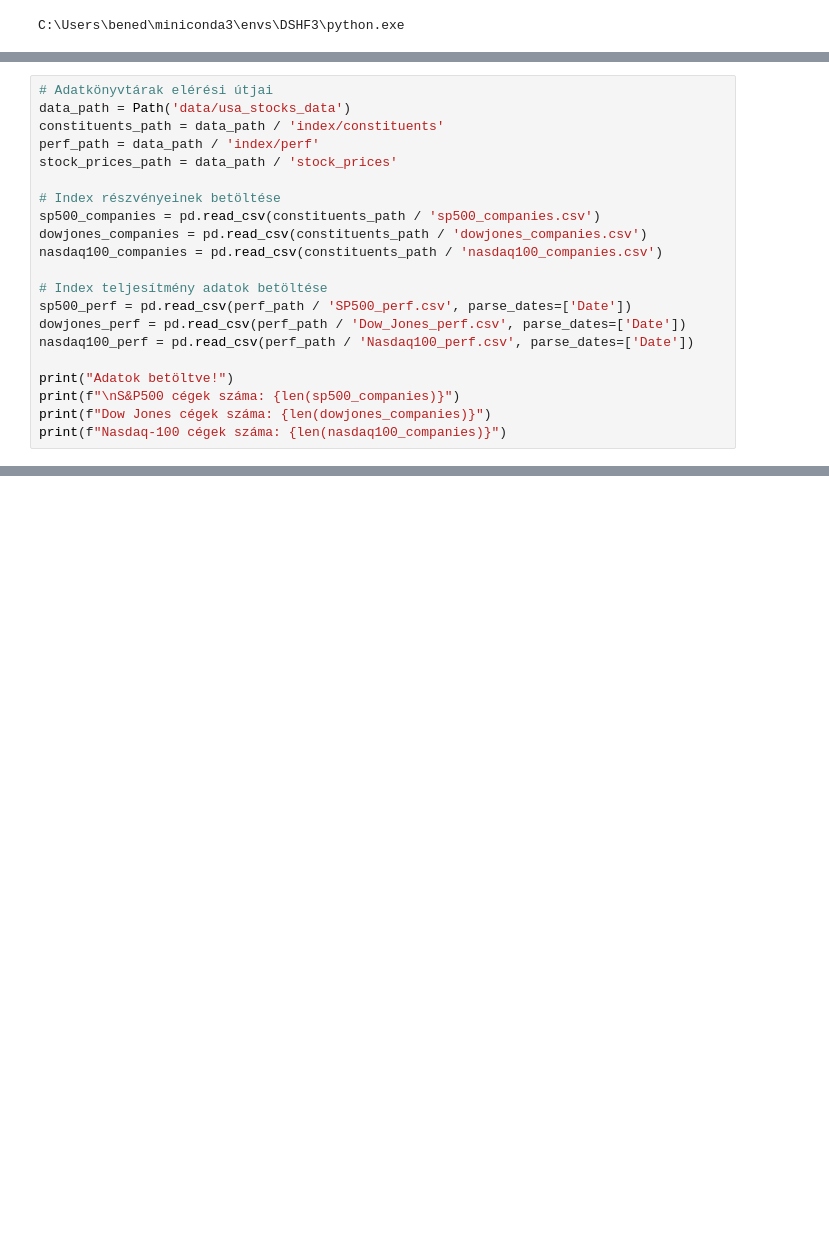
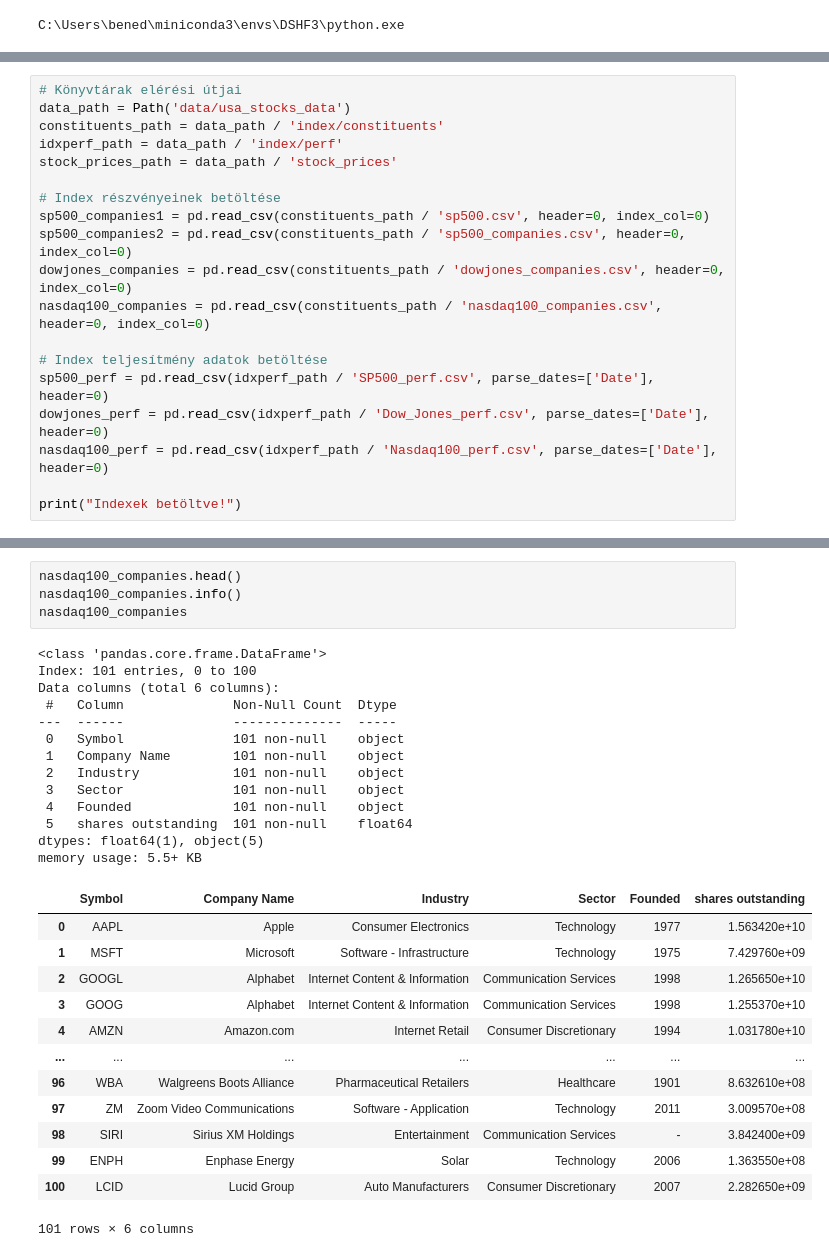
Before and after one commit to Bb1164/Data-Science-HF, a Jupyter notebook: sample.ipynb, the cells around one changed output, grey strips where cells are left out. Saved outputs shown, nothing was run; the diff lists cells and outputs as text; blank space fills up the shorter version.

Commit message:
index data cleaning

```diff
--- a/sample.ipynb
+++ b/sample.ipynb
@@ -40,22 +39,20 @@ Könyvtárak sikeresen importálva!
 # %%
-# Adatkönyvtárak elérési útjai
+# Könyvtárak elérési útjai
 data_path = Path('data/usa_stocks_data')
 constituents_path = data_path / 'index/constituents'
-perf_path = data_path / 'index/perf'
+idxperf_path = data_path / 'index/perf'
 stock_prices_path = data_path / 'stock_prices'
 
 # Index részvényeinek betöltése
-sp500_companies = pd.read_csv(constituents_path / 'sp500_companies.csv')
-dowjones_companies = pd.read_csv(constituents_path / 'dowjones_companies.csv')
-nasdaq100_companies = pd.read_csv(constituents_path / 'nasdaq100_companies.csv')
+sp500_companies1 = pd.read_csv(constituents_path / 'sp500.csv', header=0, index_col=0)
+sp500_companies2 = pd.read_csv(constituents_path / 'sp500_companies.csv', header=0, index_col=0)
+dowjones_companies = pd.read_csv(constituents_path / 'dowjones_companies.csv', header=0, index_col=0)
+nasdaq100_companies = pd.read_csv(constituents_path / 'nasdaq100_companies.csv', header=0, index_col=0)
 
 # Index teljesítmény adatok betöltése
-sp500_perf = pd.read_csv(perf_path / 'SP500_perf.csv', parse_dates=['Date'])
-dowjones_perf = pd.read_csv(perf_path / 'Dow_Jones_perf.csv', parse_dates=['Date'])
-nasdaq100_perf = pd.read_csv(perf_path / 'Nasdaq100_perf.csv', parse_dates=['Date'])
+sp500_perf = pd.read_csv(idxperf_path / 'SP500_perf.csv', parse_dates=['Date'], header=0)
+dowjones_perf = pd.read_csv(idxperf_path / 'Dow_Jones_perf.csv', parse_dates=['Date'], header=0)
+nasdaq100_perf = pd.read_csv(idxperf_path / 'Nasdaq100_perf.csv', parse_dates=['Date'], header=0)
 
-print("Adatok betöltve!")
-print(f"\nS&P500 cégek száma: {len(sp500_companies)}")
-print(f"Dow Jones cégek száma: {len(dowjones_companies)}")
-print(f"Nasdaq-100 cégek száma: {len(nasdaq100_companies)}")
+print("Indexek betöltve!")
 # %% [output]
@@ -188,0 +295,31 @@ dtype: int64
+# %%
+nasdaq100_companies.head()
+nasdaq100_companies.info()
+nasdaq100_companies
+# %% [output]
+<class 'pandas.core.frame.DataFrame'>
+Index: 101 entries, 0 to 100
+Data columns (total 6 columns):
+ #   Column              Non-Null Count  Dtype
+---  ------              --------------  -----
+ 0   Symbol              101 non-null    object
+ 1   Company Name        101 non-null    object
+ 2   Industry            101 non-null    object
+ 3   Sector              101 non-null    object
+ 4   Founded             101 non-null    object
+ 5   shares outstanding  101 non-null    float64
+dtypes: float64(1), object(5)
+memory usage: 5.5+ KB
+|  | Symbol | Company Name | Industry | Sector | Founded | shares outstanding |
+| 0 | AAPL | Apple | Consumer Electronics | Technology | 1977 | 1.563420e+10 |
+| 1 | MSFT | Microsoft | Software - Infrastructure | Technology | 1975 | 7.429760e+09 |
+| 2 | GOOGL | Alphabet | Internet Content & Information | Communication Services | 1998 | 1.265650e+10 |
+| 3 | GOOG | Alphabet | Internet Content & Information | Communication Services | 1998 | 1.255370e+10 |
+| 4 | AMZN | Amazon.com | Internet Retail | Consumer Discretionary | 1994 | 1.031780e+10 |
+| ... | ... | ... | ... | ... | ... | ... |
+| 96 | WBA | Walgreens Boots Alliance | Pharmaceutical Retailers | Healthcare | 1901 | 8.632610e+08 |
+| 97 | ZM | Zoom Video Communications | Software - Application | Technology | 2011 | 3.009570e+08 |
+| 98 | SIRI | Sirius XM Holdings | Entertainment | Communication Services | - | 3.842400e+09 |
+| 99 | ENPH | Enphase Energy | Solar | Technology | 2006 | 1.363550e+08 |
+| 100 | LCID | Lucid Group | Auto Manufacturers | Consumer Discretionary | 2007 | 2.282650e+09 |
+101 rows × 6 columns
```
Also changed, not shown: parts of 35 cells of this notebook.
